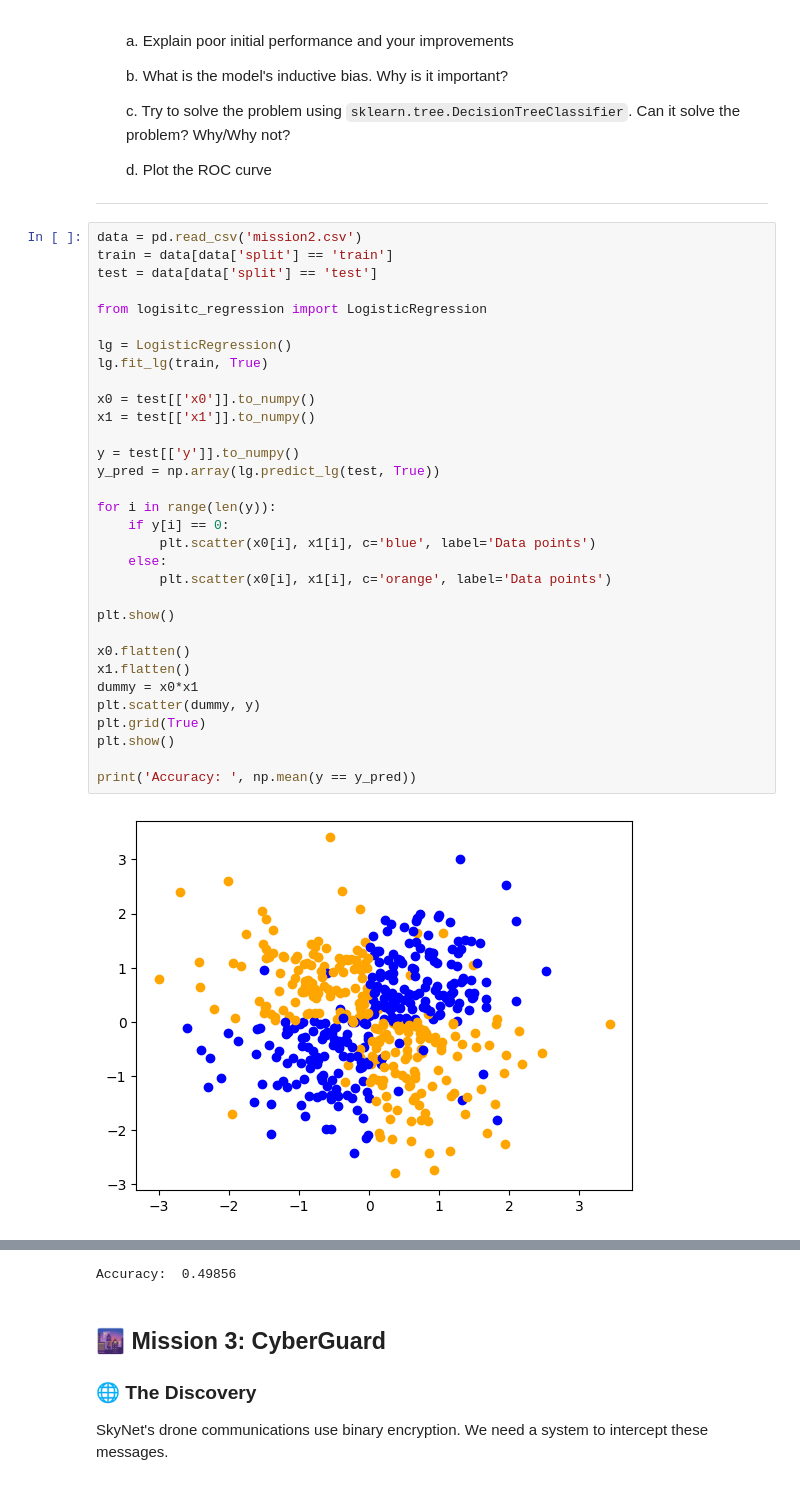
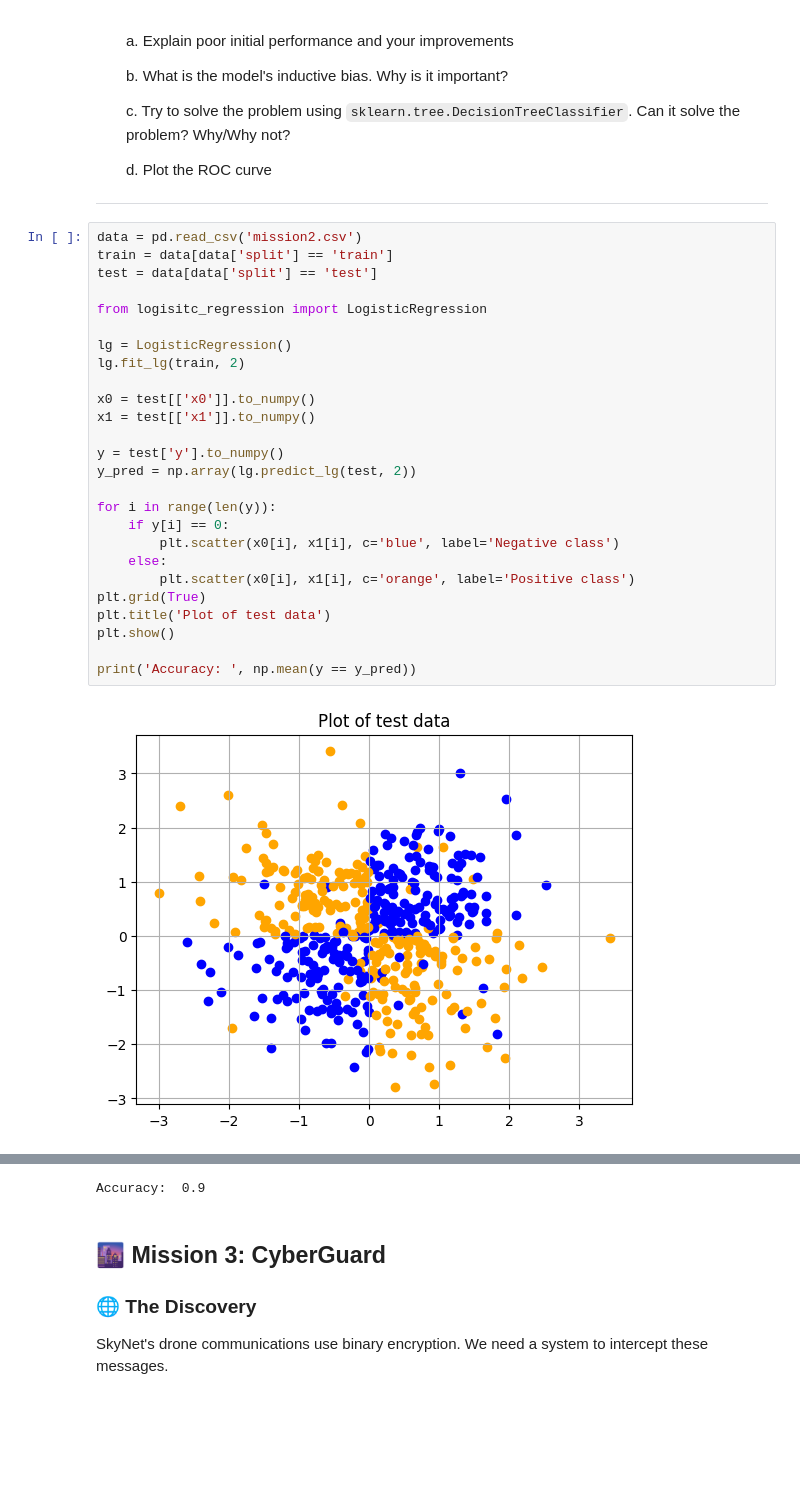
Before and after one commit to baardby/Intro-To-ML-Assignment-1, a Jupyter notebook: Assignment1/Chapter_1.ipynb, the cells around one changed output, grey strips where cells are left out. Drawn from its saved outputs; the diff is of its cells as text; blank space fills up the shorter version.

```diff
--- a/Assignment1/Chapter_1.ipynb
+++ b/Assignment1/Chapter_1.ipynb
@@ -146,34 +146,28 @@ We've intercepted two types of signals that may determine SkyNet's next moves.
 # %%
 data = pd.read_csv('mission2.csv')
 train = data[data['split'] == 'train']
 test = data[data['split'] == 'test']
 
 from logisitc_regression import LogisticRegression
 
 lg = LogisticRegression()
-lg.fit_lg(train, True)
+lg.fit_lg(train, 2)
 
 x0 = test[['x0']].to_numpy()
 x1 = test[['x1']].to_numpy()
 
-y = test[['y']].to_numpy()
-y_pred = np.array(lg.predict_lg(test, True))
+y = test['y'].to_numpy()
+y_pred = np.array(lg.predict_lg(test, 2))
 
 for i in range(len(y)):
     if y[i] == 0:
-        plt.scatter(x0[i], x1[i], c='blue', label='Data points')
+        plt.scatter(x0[i], x1[i], c='blue', label='Negative class')
     else:
-        plt.scatter(x0[i], x1[i], c='orange', label='Data points')
-
-plt.show()
-
-x0.flatten()
-x1.flatten()
-dummy = x0*x1
-plt.scatter(dummy, y)
+        plt.scatter(x0[i], x1[i], c='orange', label='Positive class')
 plt.grid(True)
+plt.title('Plot of test data')
 plt.show()
 
 print('Accuracy: ', np.mean(y == y_pred))
 # %% [output]
-[figure, old version]
+[figure, new version]
@@ -181,4 +174,4 @@ print('Accuracy: ', np.mean(y == y_pred))
-Accuracy:  0.49856
+Accuracy:  0.9
 # %% [markdown]
 ## 🌆 Mission 3: CyberGuard
 
```
Also changed, not shown: parts of 1 cell of this notebook, 1 other file.
